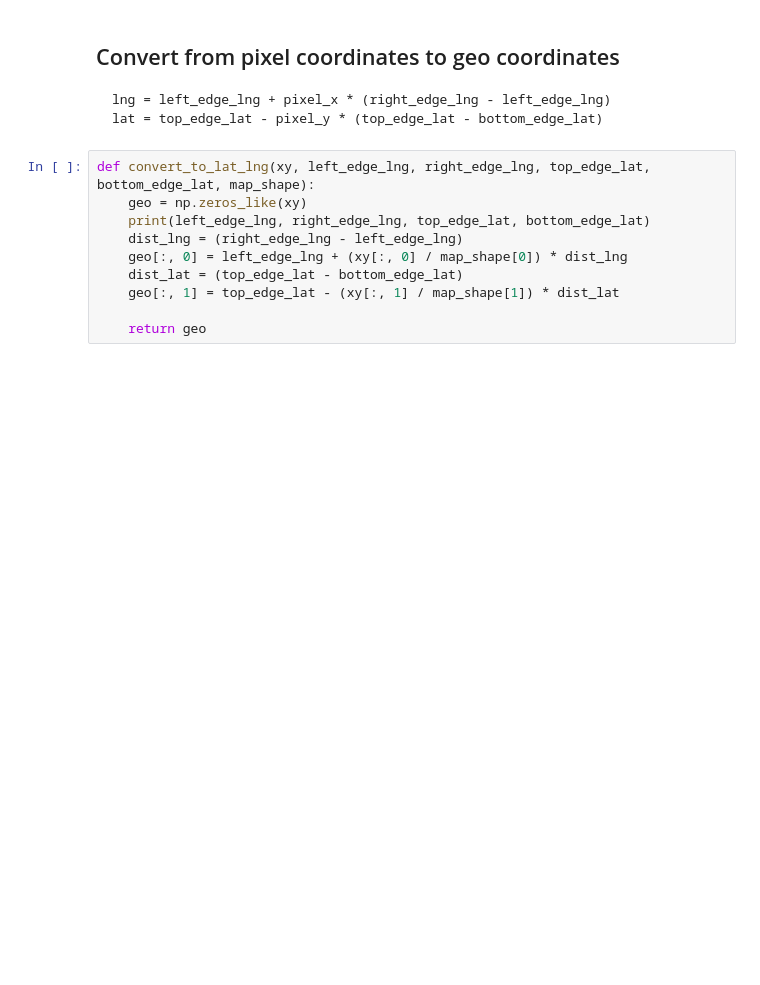
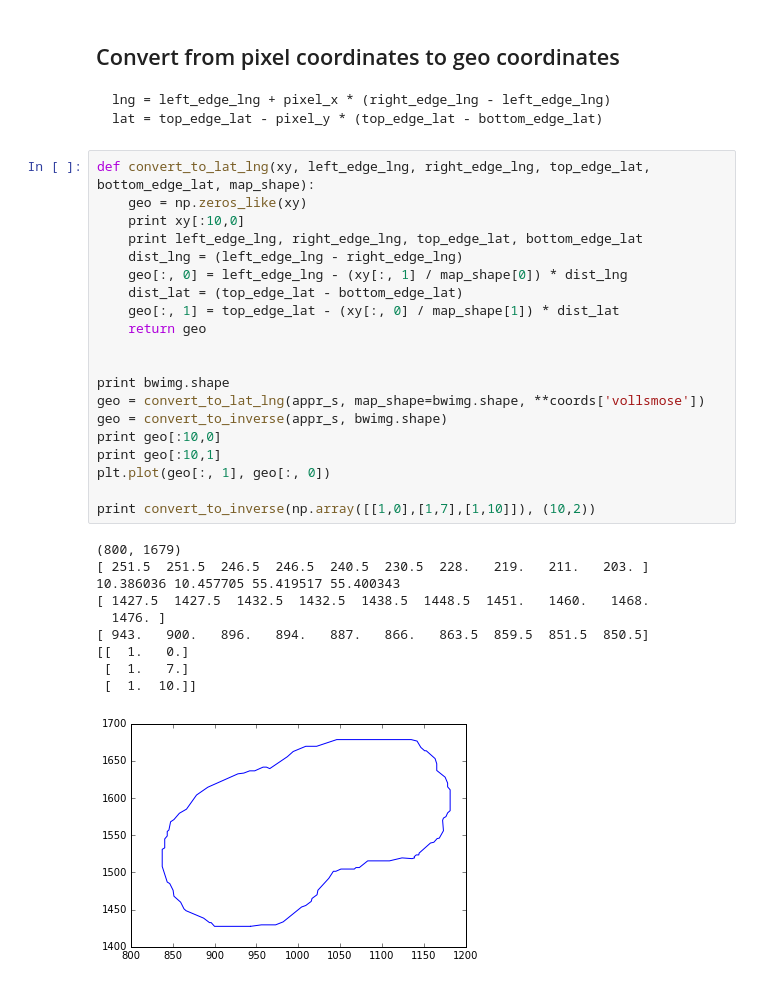
Before and after one commit to dirkhovy/chat-on-a-map, a Jupyter notebook: notebooks/vectorize_shapes.ipynb, the cells around one changed output. Saved outputs shown, nothing was run; the diff lists cells and outputs as text; blank space fills up the shorter version.

```diff
--- a/notebooks/vectorize_shapes.ipynb
+++ b/notebooks/vectorize_shapes.ipynb
@@ -110,10 +113,31 @@ lat = top_edge_lat - pixel_y * (top_edge_lat - bottom_edge_lat)
 # %%
 def convert_to_lat_lng(xy, left_edge_lng, right_edge_lng, top_edge_lat, bottom_edge_lat, map_shape):
     geo = np.zeros_like(xy)
-    print(left_edge_lng, right_edge_lng, top_edge_lat, bottom_edge_lat)
-    dist_lng = (right_edge_lng - left_edge_lng)
-    geo[:, 0] = left_edge_lng + (xy[:, 0] / map_shape[0]) * dist_lng
+    print xy[:10,0]
+    print left_edge_lng, right_edge_lng, top_edge_lat, bottom_edge_lat
+    dist_lng = (left_edge_lng - right_edge_lng)
+    geo[:, 0] = left_edge_lng - (xy[:, 1] / map_shape[0]) * dist_lng
     dist_lat = (top_edge_lat - bottom_edge_lat)
-    geo[:, 1] = top_edge_lat - (xy[:, 1] / map_shape[1]) * dist_lat
+    geo[:, 1] = top_edge_lat - (xy[:, 0] / map_shape[1]) * dist_lat
+    return geo
 
-    return geo
+
+print bwimg.shape
+geo = convert_to_lat_lng(appr_s, map_shape=bwimg.shape, **coords['vollsmose'])
+geo = convert_to_inverse(appr_s, bwimg.shape)
+print geo[:10,0]
+print geo[:10,1]
+plt.plot(geo[:, 1], geo[:, 0])
+
+print convert_to_inverse(np.array([[1,0],[1,7],[1,10]]), (10,2))
+# %% [output]
+(800, 1679)
+[ 251.5  251.5  246.5  246.5  240.5  230.5  228.   219.   211.   203. ]
+10.386036 10.457705 55.419517 55.400343
+[ 1427.5  1427.5  1432.5  1432.5  1438.5  1448.5  1451.   1460.   1468.
+  1476. ]
+[ 943.   900.   896.   894.   887.   866.   863.5  859.5  851.5  850.5]
+[[  1.   0.]
+ [  1.   7.]
+ [  1.  10.]]
+[figure, added]
```
Also changed, not shown: parts of 10 cells of this notebook, 1 other file.
